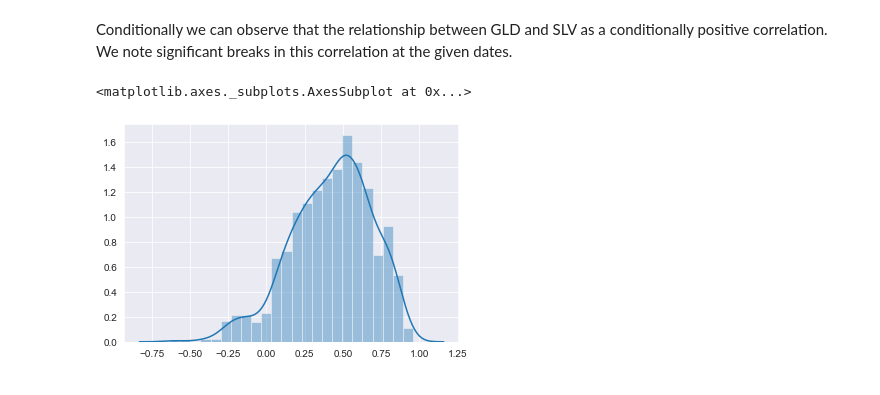
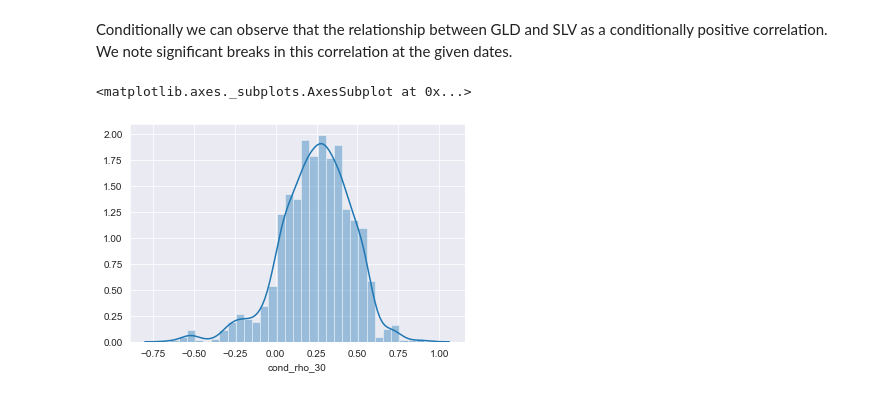
Before and after one commit to HAJG1112/StochasticCorrelations, a Jupyter notebook: Pcode/research.ipynb, the cells around one changed output. Saved outputs shown, nothing was run; the diff lists cells and outputs as text; code cells hidden in the pictures.

```diff
--- a/Pcode/research.ipynb
+++ b/Pcode/research.ipynb
@@ -168,0 +162,4 @@ s.plot()
+# %%
+s1 = pd.read_csv("../Pdata/DCC_30", parse_dates = True, index_col =0)
+s2 = pd.read_csv("../Pdata/DCC_60", parse_dates = True, index_col = 0)
+s3 = pd.read_csv("../Pdata/DCC_100", parse_dates = True, index_col = 0)
@@ -171,9 +183,9 @@ Conditionally we can observe that the relationship between GLD and SLV as a cond
 # %%
 import seaborn as sns
 
 sns.set_style('darkgrid')
-sns.distplot(s)
+sns.distplot(s1[f'cond_rho_{window_1}'])
 # plotting the empirical density function of the dynamic conditional correlation model
 # %% [output]
 <matplotlib.axes._subplots.AxesSubplot at 0x...>
-[figure, old version]
+[figure, new version]
```
Also changed, not shown: parts of 32 cells of this notebook, 12 other files.
